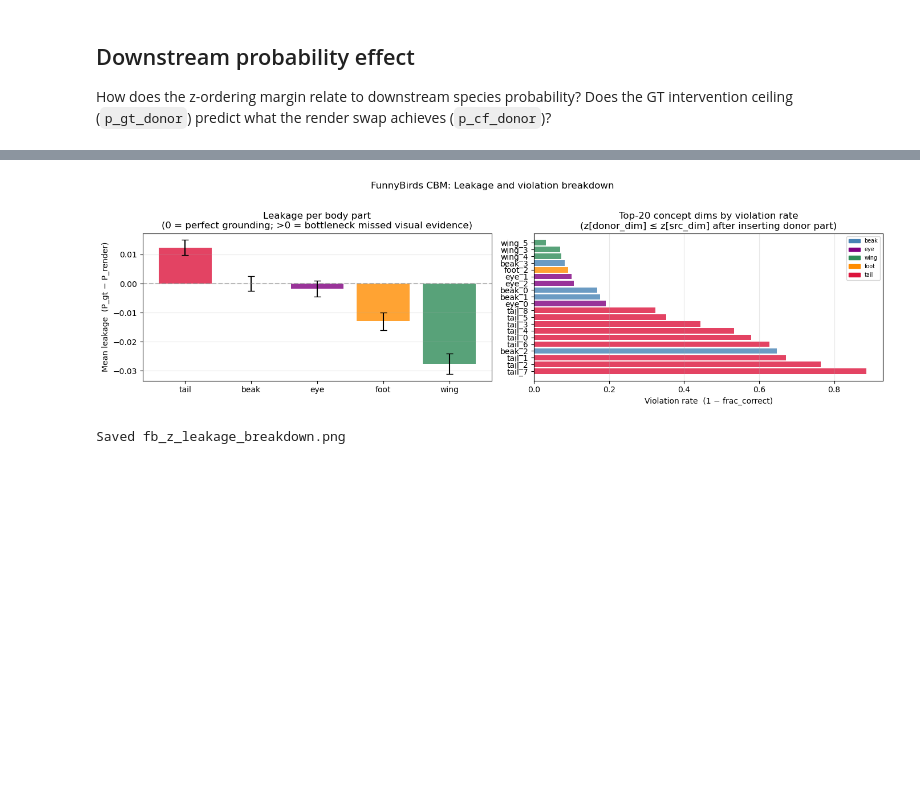
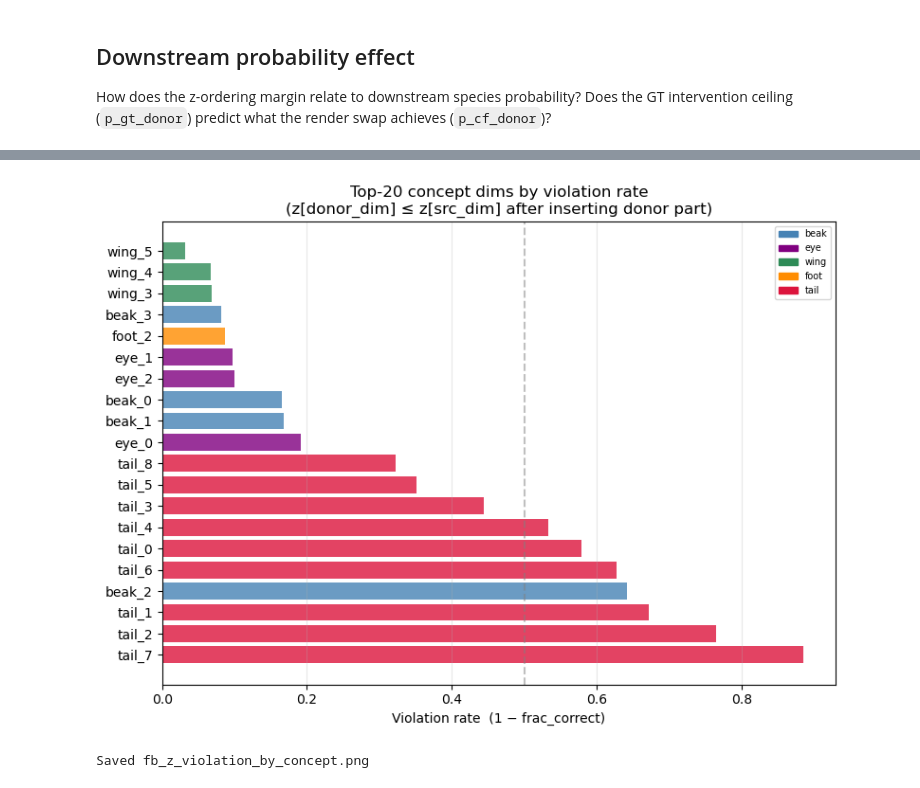
Before and after one commit to chinmayi-r/CBM-Concept-Backwash, a Jupyter notebook: funnybird_notebooks/fb_cbm_renderer_swap_v2.ipynb, the cells around one changed output, grey strips where cells are left out. Drawn from its saved outputs; the diff is of its cells as text; code cells hidden in the pictures; blank space fills up the shorter version.

```diff
--- a/funnybird_notebooks/fb_cbm_renderer_swap_v2.ipynb
+++ b/funnybird_notebooks/fb_cbm_renderer_swap_v2.ipynb
@@ -1314,0 +1312,20 @@ if all_z_rows:
+# %%
+if all_z_rows:
+    from matplotlib.lines import Line2D
+    tail_df = z_order_df[z_order_df['part'] == 'tail']
+    colors  = tail_df['ordering_correct'].map({True: 'steelblue', False: 'crimson'})
+    fig, ax = plt.subplots(figsize=(6, 4))
+    ax.scatter(tail_df['z_new_orig'], tail_df['margin'], c=colors, s=15, alpha=0.5)
+    ax.axhline(0, color='black', ls='--', lw=1)
+    ax.set_xlabel('z_new_orig  (donor concept activation BEFORE swap)')
+    ax.set_ylabel('margin  (z_new − z_old after swap)')
+    ax.set_title('Tail only: pre-existing donor activation vs margin')
+    ax.grid(True, alpha=0.3)
+    ax.legend(handles=[
+        Line2D([0],[0],marker='o',color='w',markerfacecolor='steelblue',ms=8,label='correct'),
+        Line2D([0],[0],marker='o',color='w',markerfacecolor='crimson', ms=8,label='violation'),
+    ], fontsize=8)
+    plt.tight_layout()
+    plt.savefig('fb_z_new_orig_vs_margin_tail.png', dpi=150, bbox_inches='tight')
+    plt.show()
+    print('Saved fb_z_new_orig_vs_margin_tail.png')
@@ -1597,40 +1811,25 @@ if all_z_rows:
 # %%
-# Plot 4: leakage score per part + per concept
+# Plot: violation rate per concept (top-20 worst)
 if all_z_rows:
-    fig, axes = plt.subplots(1, 2, figsize=(14, 4))
+    fig, ax = plt.subplots(figsize=(8, 6))
 
-    ax = axes[0]
-    parts_ordered = part_summary['part'].tolist()
-    ax.bar(parts_ordered,
-           part_summary['mean_leakage'],
-           yerr=part_summary['sem_leakage'],
-           color=[PART_COLORS[p] for p in parts_ordered],
-           alpha=0.8, capsize=4)
-    ax.axhline(0, color='gray', ls='--', alpha=0.5)
-    ax.set_ylabel('Mean leakage  (P_gt − P_render)')
-    ax.set_title('Leakage per body part\n'
-                 '(0 = perfect grounding; >0 = bottleneck missed visual evidence)')
-    ax.grid(True, axis='y', alpha=0.3)
-
-    ax = axes[1]
     cs = concept_summary.sort_values('frac_correct').head(20)
     ax.barh(cs['concept'], 1 - cs['frac_correct'],
             color=[PART_COLORS[CONCEPT_TO_PART[c]] for c in cs['concept']], alpha=0.8)
-    ax.axvline(0, color='gray', ls='--', alpha=0.5)
+    ax.axvline(0.5, color='gray', ls='--', alpha=0.5, label='chance')
     ax.set_xlabel('Violation rate  (1 − frac_correct)')
     ax.set_title('Top-20 concept dims by violation rate\n'
                  '(z[donor_dim] ≤ z[src_dim] after inserting donor part)')
     ax.legend(handles=[Patch(color=c, label=p) for p, c in PART_COLORS.items()], fontsize=7)
     ax.grid(True, axis='x', alpha=0.3)
 
-    plt.suptitle('FunnyBirds CBM: Leakage and violation breakdown', y=1.02)
     plt.tight_layout()
-    plt.savefig('fb_z_leakage_breakdown.png', dpi=150, bbox_inches='tight')
+    plt.savefig('fb_z_violation_by_concept.png', dpi=150, bbox_inches='tight')
     plt.show()
-    print('Saved fb_z_leakage_breakdown.png')
+    print('Saved fb_z_violation_by_concept.png')
 # %% [output]
-[figure, old version]
+[figure, new version]
-Saved fb_z_leakage_breakdown.png
+Saved fb_z_violation_by_concept.png
 # %%
 if all_z_rows:
     print('=== Z-ORDERING EXPERIMENT SUMMARY ===')
```
Also changed, not shown: parts of 41 cells of this notebook, 1 other file.
